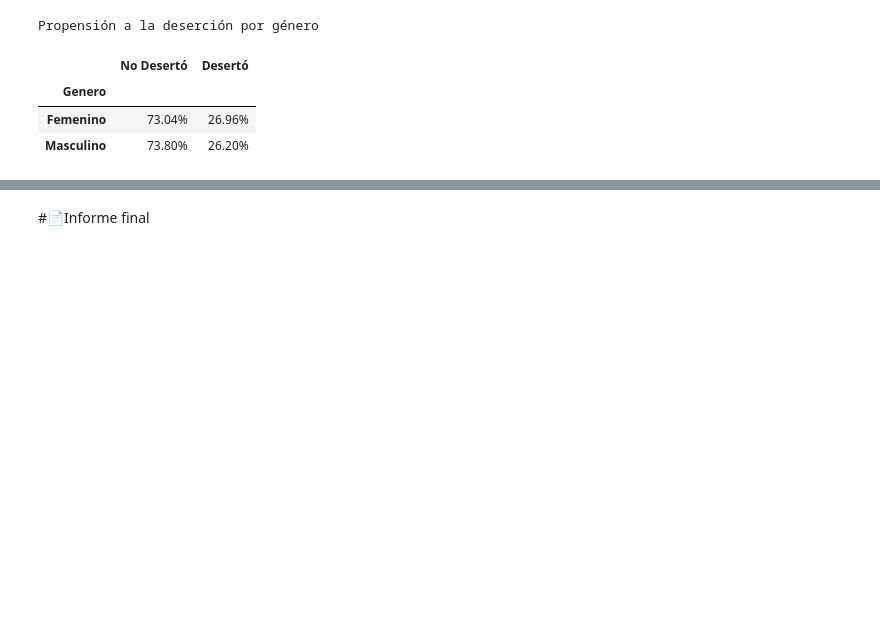
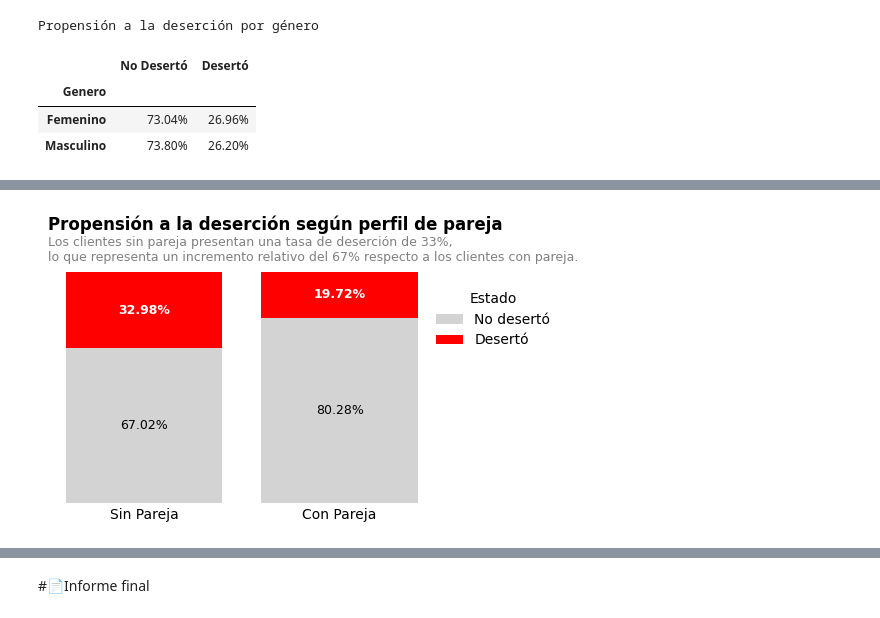
Before and after one commit to EddersonPR/challenge-telecom-x, a Jupyter notebook: TelecomX_LATAM.ipynb, the cells around one changed output, grey strips where cells are left out. Cells and saved outputs as stored; diff of their text form; code cells hidden in the pictures; blank space fills up the shorter version.

```diff
--- a/TelecomX_LATAM.ipynb
+++ b/TelecomX_LATAM.ipynb
@@ -1040,0 +1060,15 @@ Propensión a la deserción por género
+# %%
+pareja_propension = (
+    df.groupby('Pareja')['Desercion']
+      .value_counts(normalize=True)
+      .unstack()
+)
+
+pareja_propension.index = pareja_propension.index.map({
+    0: 'Sin Pareja',
+    1: 'Con Pareja'
+})
+
+pareja_propension.columns = ['No Desertó', 'Desertó']
+
+pareja_propension
@@ -1040,0 +1080,82 @@ Propensión a la deserción por género
+# %%
+fig, ax = plt.subplots(figsize=(5,3))
+
+# Valores
+no_deserto = pareja_propension['No Desertó']
+deserto = pareja_propension['Desertó']
+
+# Barras apiladas
+ax.bar(
+    pareja_propension.index,
+    no_deserto,
+    color='lightgray',
+    label='No desertó'
+)
+
+ax.bar(
+    pareja_propension.index,
+    deserto,
+    bottom=no_deserto,
+    color='red',
+    label='Desertó'
+)
+
+# Estilo ejecutivo
+ax.set_frame_on(False)
+ax.set_ylim(0, 1)
+#ax.set_yticks([0, 0.5, 1])
+#ax.set_yticklabels(['0%', '50%', '100%'])
+ax.yaxis.set_visible(False)                    # Oculta el eje y completo
+ax.tick_params(axis='y', which='both', size=0) # Quitamos los ticks del eje Y
+ax.tick_params(axis='x', which='both', size=0) # Quitamos los ticks del eje Y
+
+ax.set_title(
+    'Propensión a la deserción según perfil de pareja',
+    loc='left',
+    weight='bold',
+    pad=30
+)
+
+ax.text(
+    0.0, 1.05,
+    'Los clientes sin pareja presentan una tasa de deserción de 33%,\nlo que representa un incremento relativo del 67% respecto a los clientes con pareja.',
+    transform=ax.transAxes,
+    ha='left',
+    fontsize=9,
+    color='gray'
+)
+
+for i, perfil in enumerate(pareja_propension.index):
+    ax.text(
+        i,
+        # Posición Y: Mitad de la barra 'Desertó'
+        no_deserto.iloc[i] + deserto.iloc[i] / 2,
+        # Texto: Porcentaje de 'Desertó'
+        f'{deserto.iloc[i]*100:.2f}%',
+        ha='center',
+        va='center',
+        fontsize=9,
+        color='white',
+        weight='bold' # Ya estaba en negrita
+    )
+
+    # 2. Etiquetas de "No Desertó"
+    ax.text(
+        i,
+        # Posición Y: Mitad de la barra 'No Desertó'
+        no_deserto.iloc[i] / 2,
+        # Texto: Porcentaje de 'No Desertó'
+        f'{no_deserto.iloc[i]*100:.2f}%',
+        ha='center',
+        va='center',
+        fontsize=9,
+        color='black', # Color negro para contraste
+    )
+
+
+ax.grid(axis='y', linestyle='--', alpha=0.3)
+ax.legend(title='Estado', frameon=False, bbox_to_anchor=(0.95, 1), loc='upper left', borderaxespad=1.)
+
+plt.show()
+# %% [output]
+[figure, added]
```
Also changed, not shown: parts of 17 cells of this notebook.
